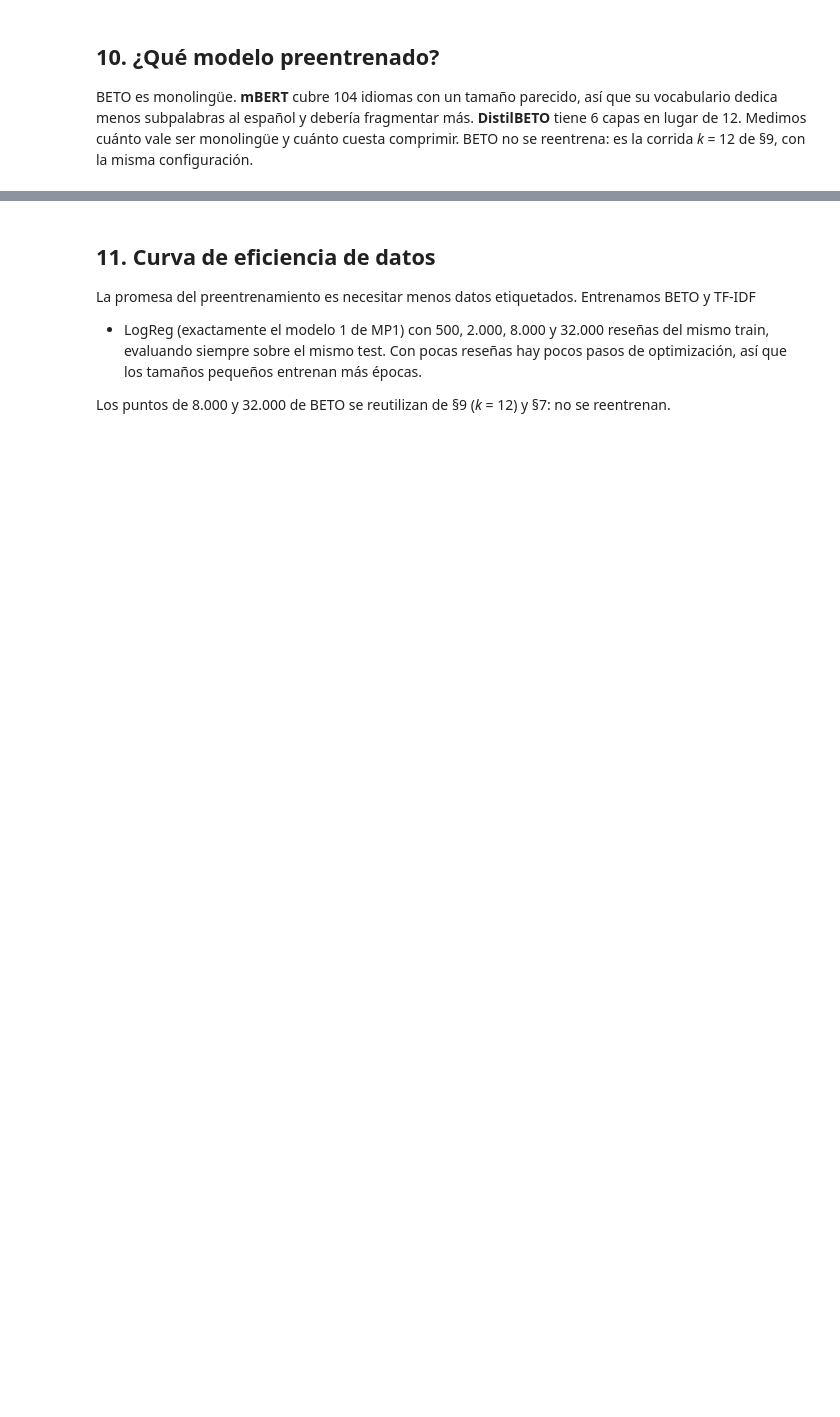
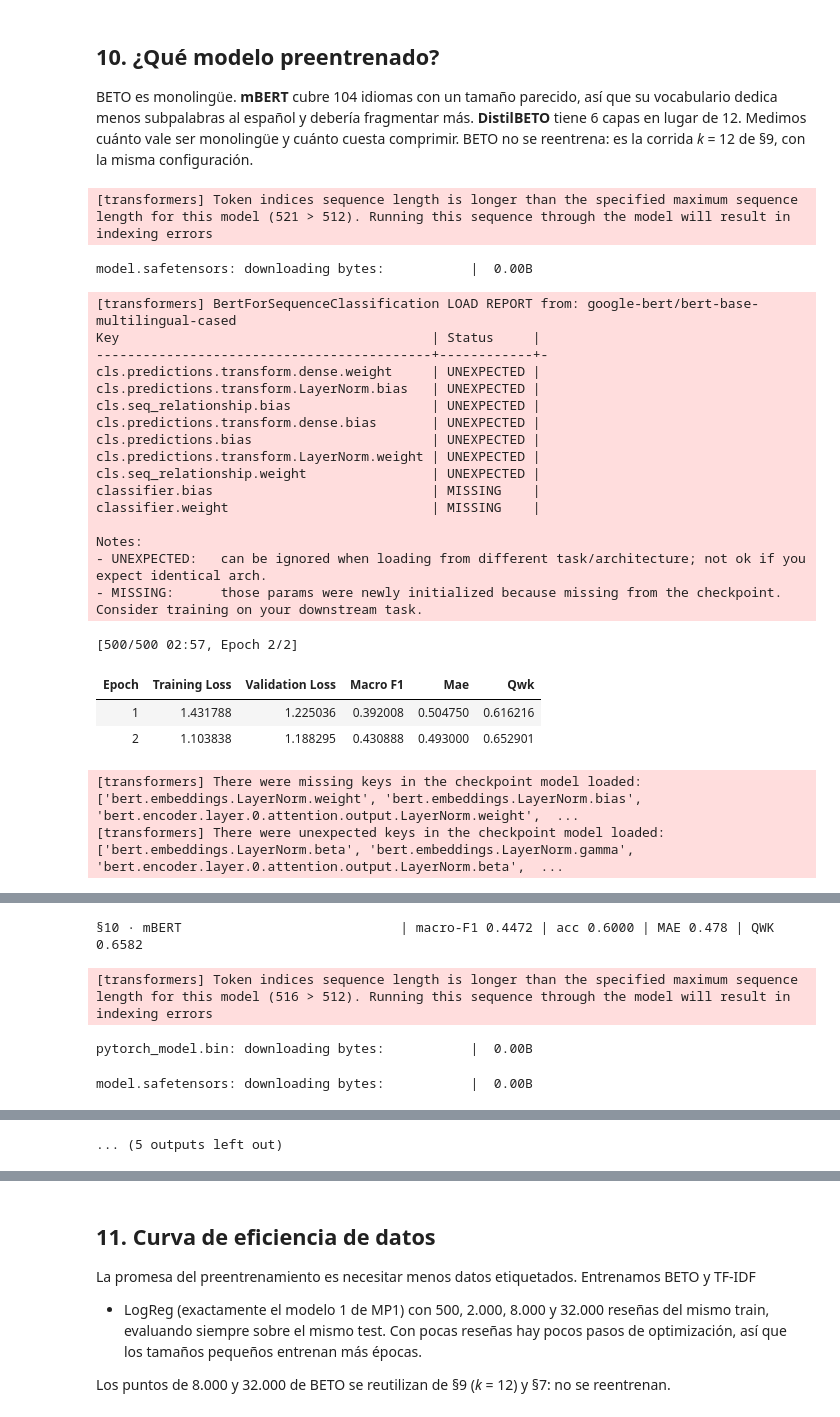
Before and after one commit to Aguado4/miniproyecto-3-nlp-Aguado-Cruz-Ramirez, a Jupyter notebook: notebooks/miniproyecto3_restmex_bert.ipynb, the cells around one changed output, grey strips where cells are left out. Cells and saved outputs as stored; diff of their text form; code cells hidden in the pictures; blank space fills up the shorter version.

```diff
--- a/notebooks/miniproyecto3_restmex_bert.ipynb
+++ b/notebooks/miniproyecto3_restmex_bert.ipynb
@@ -1801,25 +2411,61 @@ es la corrida *k* = 12 de §9, con la misma configuración.
 # %%
 # =========================================================================
 # 10 · BETO vs. mBERT vs. DistilBETO
 # =========================================================================
+# Definición de respaldo por si no está en memoria
+def fertilidad(tok, textos):
+    n_tokens = sum(len(t) for t in tok(textos, add_special_tokens=False)["input_ids"])
+    n_palabras = sum(len(t.split()) for t in textos)
+    return n_tokens / n_palabras, n_tokens, n_palabras
+
 CHECKPOINTS = {"mBERT": "google-bert/bert-base-multilingual-cased",
                "DistilBETO": "dccuchile/distilbert-base-spanish-uncased"}
 
-fila_beto = next(e for e in ESTUDIOS if e.get("estudio") == "capas" and e["k"] == 12 and not e["llrd"])
+# SOLUCIÓN: Tomamos la ejecución de BETO que sí existe en la memoria (la que tiene LLRD)
+fila_beto = next(e for e in ESTUDIOS if e.get("estudio") == "capas" and e.get("k") == 12)
+
 ESTUDIOS.append({**fila_beto, "modelo": "§10 · BETO", "estudio": "checkpoint", "checkpoint": "BETO",
                  "fertilidad": fertilidad(tokenizer, txt_tr[:2000])[0]})
 
 for nombre, ckpt in CHECKPOINTS.items():
     tok = AutoTokenizer.from_pretrained(ckpt)
     fert_ck = fertilidad(tok, txt_tr[:2000])[0]
+
     d = DatasetDict(train=ds_bert["train"].select(SEL_EST), val=ds_bert["val"], test=ds_bert["test"]) \
         .map(tokenizar_ds(tok), batched=True, remove_columns=["text"])
+
     fijar_semilla_hf()
     m = AutoModelForSequenceClassification.from_pretrained(ckpt, num_labels=5)
     tr, seg = afinar(m, d["train"], d["val"], CFG_EST["epocas"], tok=tok)
+
     registrar_estudio(f"§10 · {nombre}", predecir_trainer(tr, d["test"]), estudio="checkpoint",
                       checkpoint=nombre, fertilidad=fert_ck, n_entrenables=n_entrenables(m), segundos=seg)
     del m, tr; torch.cuda.empty_cache()
 
-pd.DataFrame([e for e in ESTUDIOS if e.get("estudio") == "checkpoint"])[
-    ["checkpoint", "fertilidad", "macro_f1", "mae", "qwk", "n_entrenables", "segundos"]].round(4)
+display(pd.DataFrame([e for e in ESTUDIOS if e.get("estudio") == "checkpoint"])[
+    ["checkpoint", "fertilidad", "macro_f1", "mae", "qwk", "n_entrenables", "segundos"]].round(4))
+# %% [output]
+[transformers] Token indices sequence length is longer than the specified maximum sequence length for this model (521 > 512). Running this sequence through the model will result in indexing errors
+model.safetensors: downloading bytes:           |  0.00B
+[transformers] BertForSequenceClassification LOAD REPORT from: google-bert/bert-base-multilingual-cased
+Key                                        | Status     |
+-------------------------------------------+------------+-
+cls.predictions.transform.dense.weight     | UNEXPECTED |
+cls.predictions.transform.LayerNorm.bias   | UNEXPECTED |
+cls.seq_relationship.bias                  | UNEXPECTED |
+cls.predictions.transform.dense.bias       | UNEXPECTED |
+cls.predictions.bias                       | UNEXPECTED |
+cls.predictions.transform.LayerNorm.weight | UNEXPECTED |
+cls.seq_relationship.weight                | UNEXPECTED |
+classifier.bias                            | MISSING    |
+classifier.weight                          | MISSING    |
+
+Notes:
+- UNEXPECTED:   can be ignored when loading from different task/architecture; not ok if you expect identical arch.
+- MISSING:      those params were newly initialized because missing from the checkpoint. Consider training on your downstream task.
+[500/500 02:57, Epoch 2/2]
+| Epoch | Training Loss | Validation Loss | Macro F1 | Mae | Qwk |
+| 1 | 1.431788 | 1.225036 | 0.392008 | 0.504750 | 0.616216 |
+| 2 | 1.103838 | 1.188295 | 0.430888 | 0.493000 | 0.652901 |
+[transformers] There were missing keys in the checkpoint model loaded: ['bert.embeddings.LayerNorm.weight', 'bert.embeddings.LayerNorm.bias', 'bert.encoder.layer.0.attention.output.LayerNorm.weight',  ...
+[transformers] There were unexpected keys in the checkpoint model loaded: ['bert.embeddings.LayerNorm.beta', 'bert.embeddings.LayerNorm.gamma', 'bert.encoder.layer.0.attention.output.LayerNorm.beta',  ...
@@ -1825,0 +2473,4 @@ pd.DataFrame([e for e in ESTUDIOS if e.get("estudio") == "checkpoint"])[
+§10 · mBERT                            | macro-F1 0.4472 | acc 0.6000 | MAE 0.478 | QWK 0.6582
+[transformers] Token indices sequence length is longer than the specified maximum sequence length for this model (516 > 512). Running this sequence through the model will result in indexing errors
+pytorch_model.bin: downloading bytes:           |  0.00B
+model.safetensors: downloading bytes:           |  0.00B
@@ -1826,3 +2494,4 @@ pd.DataFrame([e for e in ESTUDIOS if e.get("estudio") == "checkpoint"])[
+... (5 outputs left out)
 # %% [markdown]
 <!-- LEER: ¿se traduce la fertilidad de mBERT en peor F1? ¿cuánto pierde DistilBETO por la mitad del costo? -->
 # %% [markdown]
```
Also changed, not shown: parts of 63 cells of this notebook.
